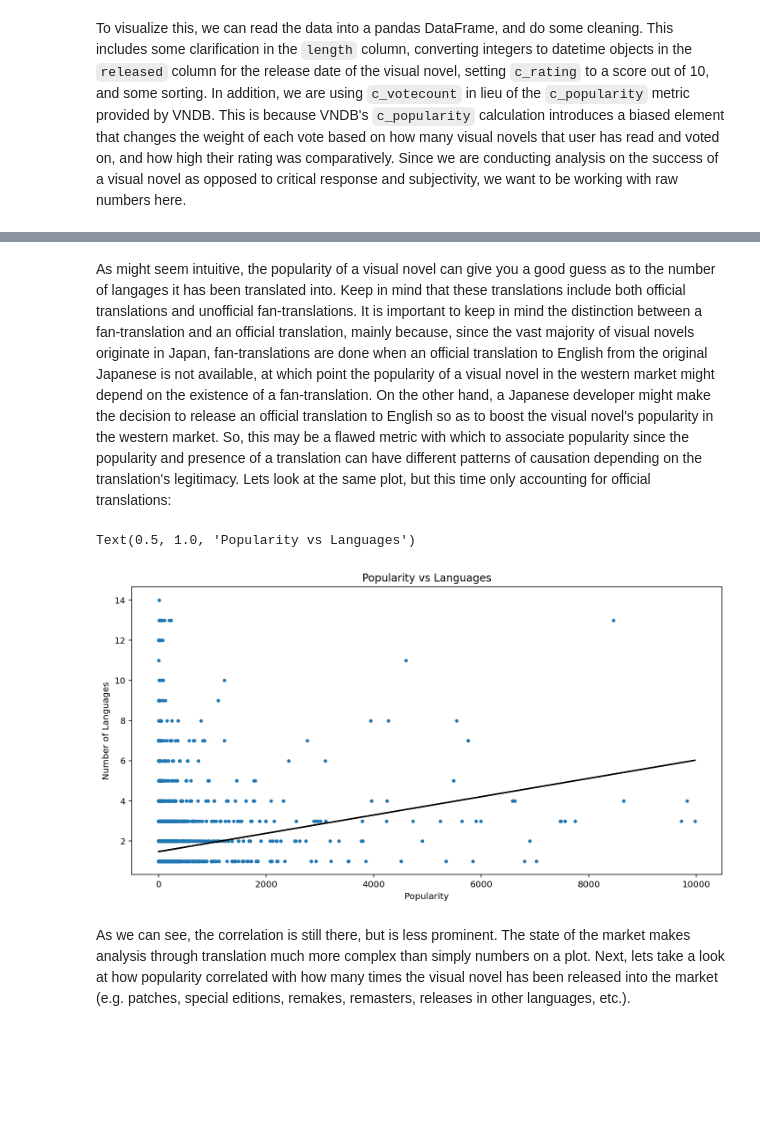
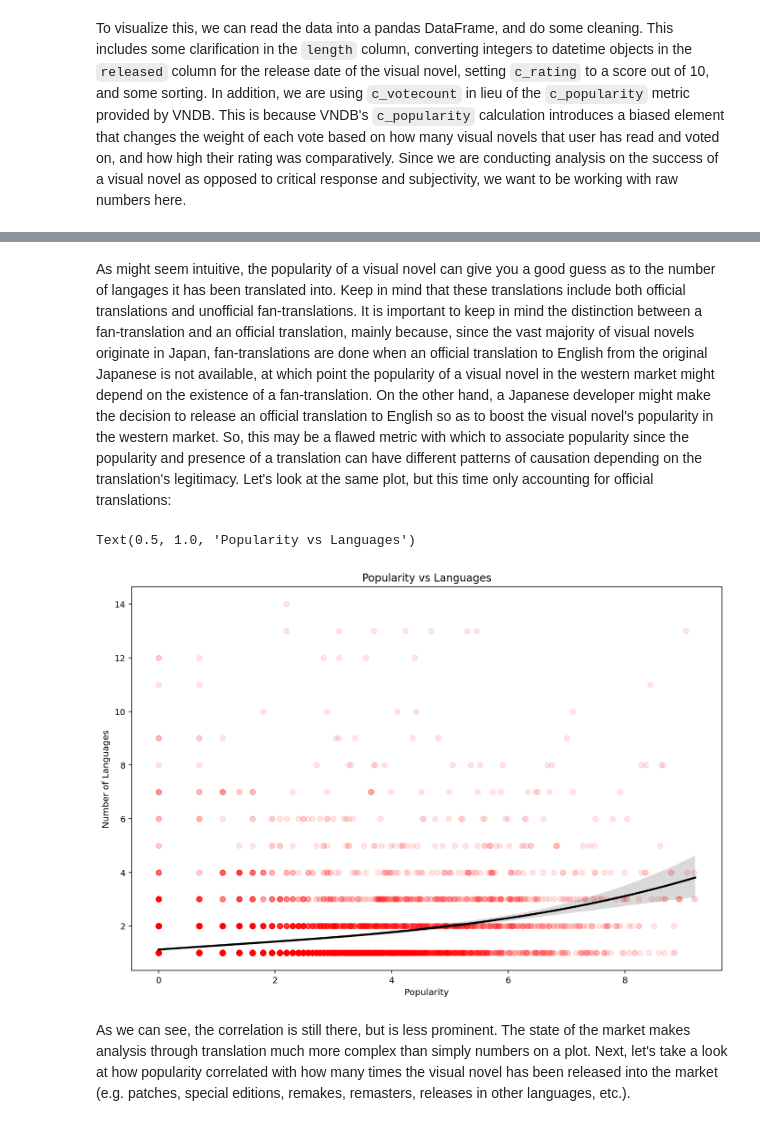
Before and after one commit to abh037/tutorial, a Jupyter notebook: tutorial.ipynb, the cells around one changed output, grey strips where cells are left out. Saved outputs shown, nothing was run; the diff lists cells and outputs as text; code cells hidden in the pictures; blank space fills up the shorter version.

```diff
--- a/tutorial.ipynb
+++ b/tutorial.ipynb
@@ -141,7 +144,7 @@ FROM
 To visualize this, we can read the data into a pandas DataFrame, and do some cleaning. This includes some clarification in the `length` column, converting integers to datetime objects in the `released` column for the release date of the visual novel, setting `c_rating` to a score out of 10, and some sorting. In addition, we are using `c_votecount` in lieu of the `c_popularity` metric provided by VNDB. This is because VNDB's `c_popularity` calculation introduces a biased element that changes the weight of each vote based on how many visual novels that user has read and voted on, and how high their rating was comparatively. Since we are conducting analysis on the success of a visual novel as opposed to critical response and subjectivity, we want to be working with raw numbers here.
 # %%
 vns = pd.read_sql(query, engine)
-vns = vns.dropna().drop_duplicates().sort_values(by = "c_votecount", ascending = False).reset_index(drop = True)
+vns = vns.drop_duplicates().sort_values(by = "c_votecount", ascending = False).reset_index(drop = True)
 lens = {5 : "Very Long", 4 : "Long", 3 : "Medium", 2 : "Short", 1 : "Very Short", 0 : "Unknown"}
 vns["length"] = vns["length"].apply(lambda x : lens[x])
 vns["c_rating"] = vns["c_rating"] / 100
@@ -173,12 +177,17 @@ by_title["numLangs"] = pd.Series(vns.groupby("title").agg(list)["lang"].apply(la
 by_title["c_votecount"] = by_title["c_votecount"].apply(lambda x : x[0])
 by_title = by_title[by_title["c_votecount"] < 10000]
 by_title = by_title[by_title["numLangs"] < 15]
-fig, ax = plt.subplots(figsize=(12, 6))
-x = by_title["c_votecount"].to_numpy().reshape(-1, 1)
+fig, ax = plt.subplots(figsize=(12, 8))
+x = by_title["c_votecount"].apply(lambda x: math.log(x) if x > 0 else x).to_numpy().reshape(-1, 1)
 y = by_title["numLangs"].to_numpy().reshape(-1, 1)
 model = LinearRegression().fit(x, y)
-plt.plot(x, model.predict(x), color = 'k')
-plt.scatter(x = by_title["c_votecount"], y = by_title["numLangs"], marker = ".")
+fig = sns.regplot(
+    x = by_title["c_votecount"].apply(lambda x: math.log(x) if x > 0 else x),
+    y = by_title["numLangs"].to_numpy().reshape(-1, 1),
+    scatter_kws={"color": "red", "alpha" : .1},
+    line_kws={"color": "black"},
+    order = 3,
+    truncate = True)
 ax.set_xlabel("Popularity")
 ax.set_ylabel("Number of Languages")
 ax.set_title("Popularity vs Languages")
@@ -188,25 +197,30 @@ Text(0.5, 1.0, 'Popularity vs Languages')
 # %% [markdown]
-As might seem intuitive, the popularity of a visual novel can give you a good guess as to the number of langages it has been translated into. Keep in mind that these translations include both official translations and unofficial fan-translations. It is important to keep in mind the distinction between a fan-translation and an official translation, mainly because, since the vast majority of visual novels originate in Japan, fan-translations are done when an official translation to English from the original Japanese is not available, at which point the popularity of a visual novel in the western market might depend on the existence of a fan-translation. On the other hand, a Japanese developer might make the decision to release an official translation to English so as to boost the visual novel's popularity in the western market. So, this may be a flawed metric with which to associate popularity since the popularity and presence of a translation can have different patterns of causation depending on the translation's legitimacy. Lets look at the same plot, but this time only accounting for official translations:
+As might seem intuitive, the popularity of a visual novel can give you a good guess as to the number of langages it has been translated into. Keep in mind that these translations include both official translations and unofficial fan-translations. It is important to keep in mind the distinction between a fan-translation and an official translation, mainly because, since the vast majority of visual novels originate in Japan, fan-translations are done when an official translation to English from the original Japanese is not available, at which point the popularity of a visual novel in the western market might depend on the existence of a fan-translation. On the other hand, a Japanese developer might make the decision to release an official translation to English so as to boost the visual novel's popularity in the western market. So, this may be a flawed metric with which to associate popularity since the popularity and presence of a translation can have different patterns of causation depending on the translation's legitimacy. Let's look at the same plot, but this time only accounting for official translations:
 # %%
 by_title = vns[vns["patch"] == False].groupby("title").agg(list)
 by_title["numLangs"] = pd.Series(by_title["lang"].apply(lambda x : len(Counter(x).keys())))
 by_title["c_votecount"] = by_title["c_votecount"].apply(lambda x : x[0])
 by_title = by_title[by_title["c_votecount"] < 10000]
 by_title = by_title[by_title["numLangs"] < 15]
-fig, ax = plt.subplots(figsize=(12, 6))
-x = by_title["c_votecount"].to_numpy().reshape(-1, 1)
-y = by_title["numLangs"].to_numpy().reshape(-1, 1)
-model = LinearRegression().fit(x, y)
-plt.plot(x, model.predict(x), color = 'k')
-plt.scatter(x = by_title["c_votecount"], y = by_title["numLangs"], marker = ".")
+fig, ax = plt.subplots(figsize=(12, 8))
+fig = sns.regplot(
+    x = by_title["c_votecount"].apply(lambda x: math.log(x) if x > 0 else x),
+    y = by_title["numLangs"].to_numpy().reshape(-1, 1),
+    scatter_kws={"color": "red", "alpha" : .1},
+    line_kws={"color": "black"},
+    order = 3,
+    truncate = True)
 ax.set_xlabel("Popularity")
 ax.set_ylabel("Number of Languages")
 ax.set_title("Popularity vs Languages")
+ax.set_xlabel("Popularity")
+ax.set_ylabel("Number of Languages")
+ax.set_title("Popularity vs Languages")
 # %% [output]
 Text(0.5, 1.0, 'Popularity vs Languages')
-[figure, old version]
+[figure, new version]
 # %% [markdown]
-As we can see, the correlation is still there, but is less prominent. The state of the market makes analysis through translation much more complex than simply numbers on a plot. Next, lets take a look at how popularity correlated with how many times the visual novel has been released into the market (e.g. patches, special editions, remakes, remasters, releases in other languages, etc.).
+As we can see, the correlation is still there, but is less prominent. The state of the market makes analysis through translation much more complex than simply numbers on a plot. Next, let's take a look at how popularity correlated with how many times the visual novel has been released into the market (e.g. patches, special editions, remakes, remasters, releases in other languages, etc.).
 # %%
 by_title = vns.groupby("title").agg(list)
 by_title["numReleases"] = pd.Series(vns.groupby("title").agg(list)["released"].apply(lambda x : len(Counter(x).keys())))
```
Also changed, not shown: parts of 32 cells of this notebook.
